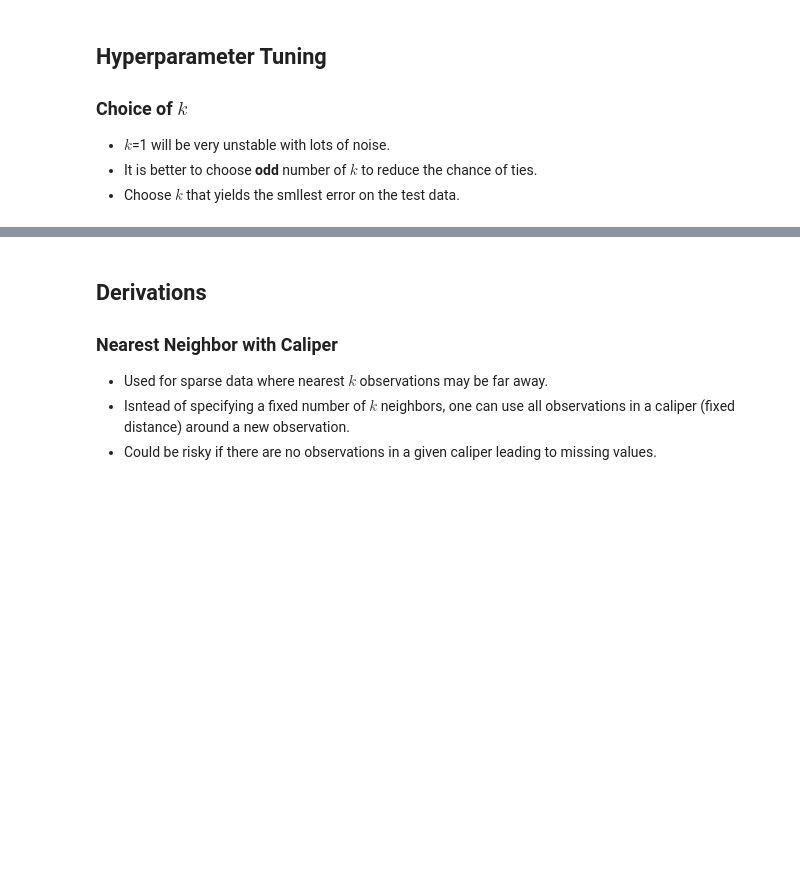
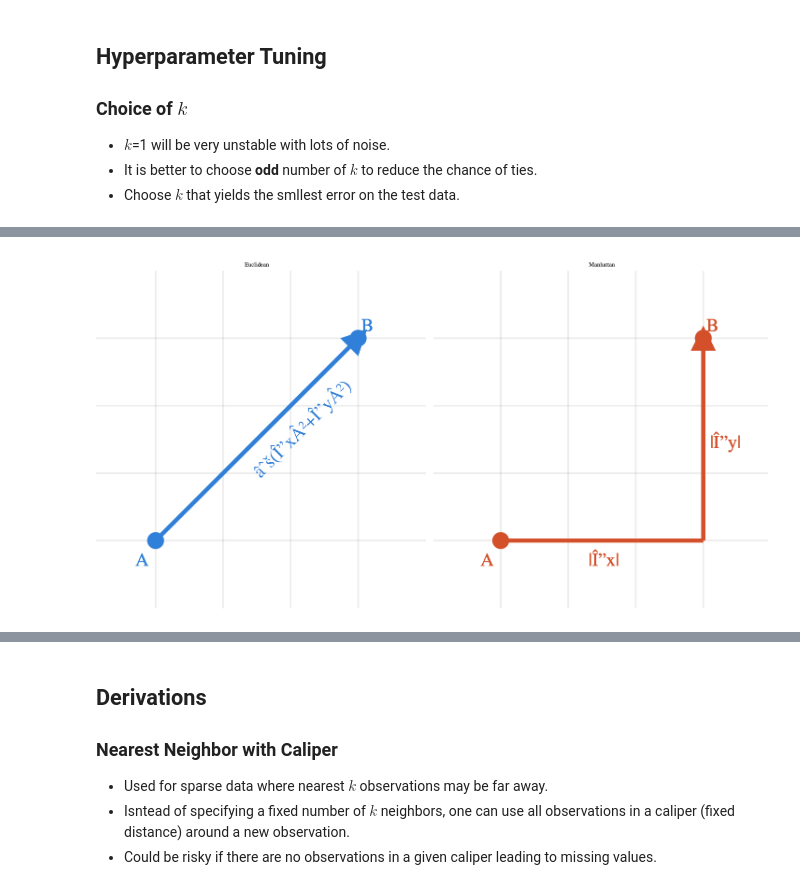
Before and after one commit to jlee2843/DS-Book, a Jupyter notebook: notes/k-NN.ipynb, the cells around one changed output, grey strips where cells are left out. Saved outputs shown, nothing was run; the diff lists cells and outputs as text; code cells hidden in the pictures; blank space fills up the shorter version.

```diff
--- a/notes/k-NN.ipynb
+++ b/notes/k-NN.ipynb
@@ -49,0 +61,4 @@ Image("../data/kNN/nonlinear-boundary.png")
+# %%
+Image("../data/kNN/distances.png")
+# %% [output]
+[figure, added]
```
Also changed, not shown: parts of 7 cells of this notebook, 6 other files.
